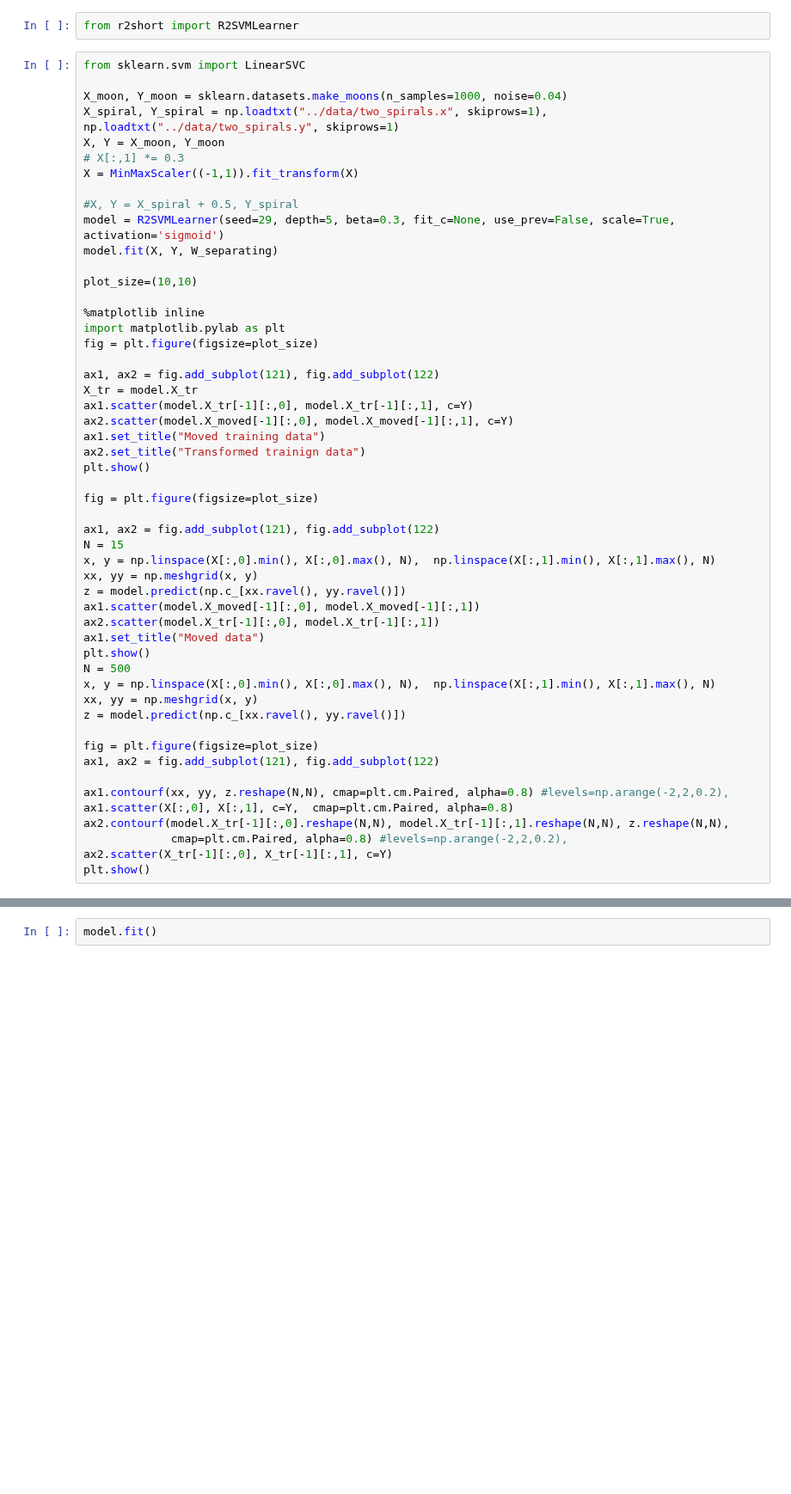
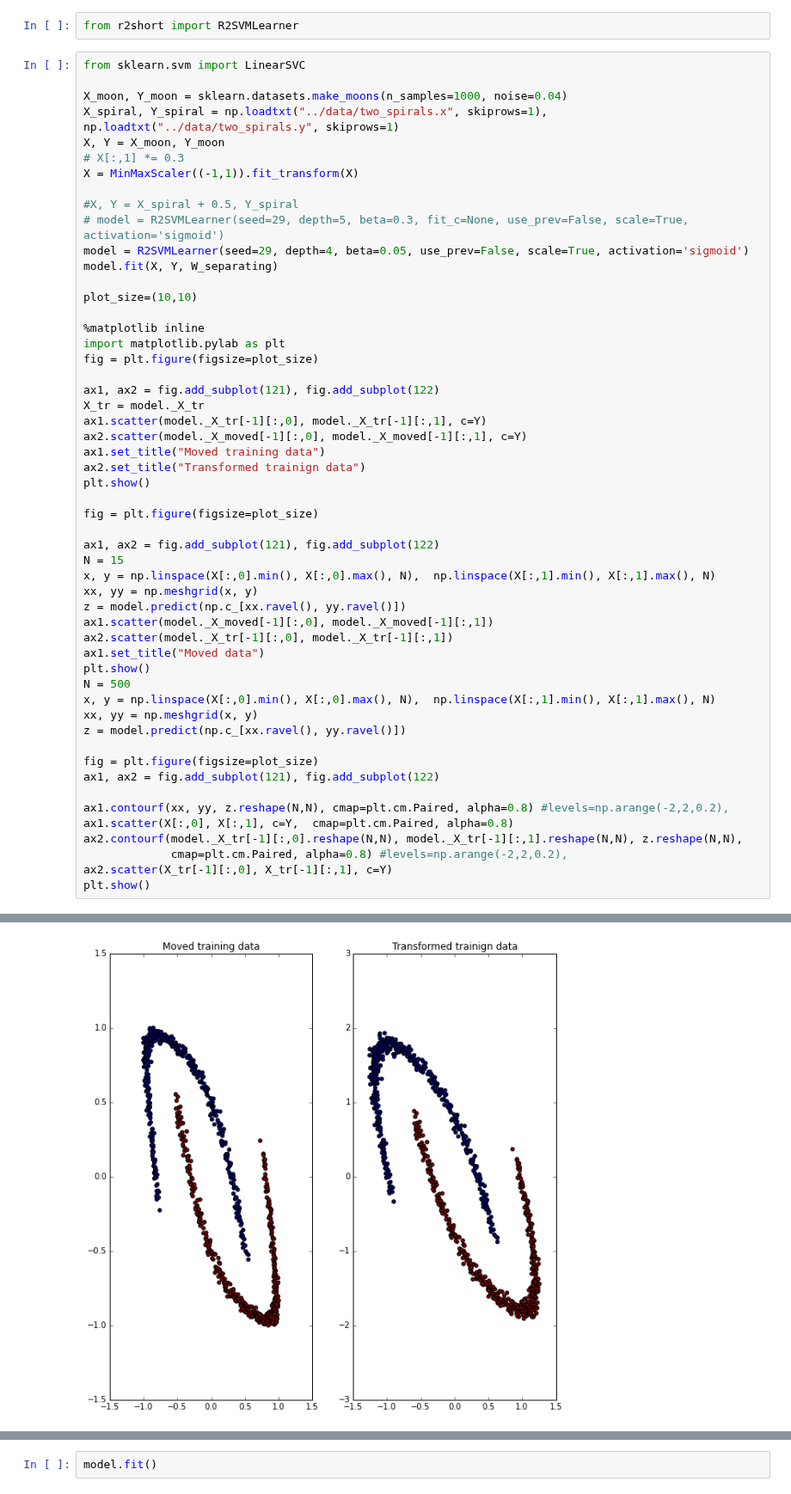
Before and after one commit to kudkudak/r2-learner, a Jupyter notebook: notebooks/sketchbook_staszek.ipynb, the cells around one changed output, grey strips where cells are left out. Shown at 86% size. Drawn from its saved outputs; the diff is of its cells as text; blank space fills up the shorter version.

```diff
--- a/notebooks/sketchbook_staszek.ipynb
+++ b/notebooks/sketchbook_staszek.ipynb
@@ -247,7 +247,8 @@ X, Y = X_moon, Y_moon
 X = MinMaxScaler((-1,1)).fit_transform(X)
 
 #X, Y = X_spiral + 0.5, Y_spiral
-model = R2SVMLearner(seed=29, depth=5, beta=0.3, fit_c=None, use_prev=False, scale=True, activation='sigmoid')
+# model = R2SVMLearner(seed=29, depth=5, beta=0.3, fit_c=None, use_prev=False, scale=True, activation='sigmoid')
+model = R2SVMLearner(seed=29, depth=4, beta=0.05, use_prev=False, scale=True, activation='sigmoid')
 model.fit(X, Y, W_separating)
 
 plot_size=(10,10)
@@ -257,9 +258,9 @@ import matplotlib.pylab as plt
 fig = plt.figure(figsize=plot_size)
 
 ax1, ax2 = fig.add_subplot(121), fig.add_subplot(122)
-X_tr = model.X_tr
-ax1.scatter(model.X_tr[-1][:,0], model.X_tr[-1][:,1], c=Y)
-ax2.scatter(model.X_moved[-1][:,0], model.X_moved[-1][:,1], c=Y)
+X_tr = model._X_tr
+ax1.scatter(model._X_tr[-1][:,0], model._X_tr[-1][:,1], c=Y)
+ax2.scatter(model._X_moved[-1][:,0], model._X_moved[-1][:,1], c=Y)
 ax1.set_title("Moved training data")
 ax2.set_title("Transformed trainign data")
 plt.show()
@@ -271,8 +272,8 @@ N = 15
 x, y = np.linspace(X[:,0].min(), X[:,0].max(), N),  np.linspace(X[:,1].min(), X[:,1].max(), N)
 xx, yy = np.meshgrid(x, y)
 z = model.predict(np.c_[xx.ravel(), yy.ravel()])
-ax1.scatter(model.X_moved[-1][:,0], model.X_moved[-1][:,1])
-ax2.scatter(model.X_tr[-1][:,0], model.X_tr[-1][:,1])
+ax1.scatter(model._X_moved[-1][:,0], model._X_moved[-1][:,1])
+ax2.scatter(model._X_tr[-1][:,0], model._X_tr[-1][:,1])
 ax1.set_title("Moved data")
 plt.show()
 N = 500
@@ -285,7 +286,7 @@ ax1, ax2 = fig.add_subplot(121), fig.add_subplot(122)
 
 ax1.contourf(xx, yy, z.reshape(N,N), cmap=plt.cm.Paired, alpha=0.8) #levels=np.arange(-2,2,0.2),
 ax1.scatter(X[:,0], X[:,1], c=Y,  cmap=plt.cm.Paired, alpha=0.8)
-ax2.contourf(model.X_tr[-1][:,0].reshape(N,N), model.X_tr[-1][:,1].reshape(N,N), z.reshape(N,N),
+ax2.contourf(model._X_tr[-1][:,0].reshape(N,N), model._X_tr[-1][:,1].reshape(N,N), z.reshape(N,N),
              cmap=plt.cm.Paired, alpha=0.8) #levels=np.arange(-2,2,0.2),
 ax2.scatter(X_tr[-1][:,0], X_tr[-1][:,1], c=Y)
 plt.show()
@@ -293,0 +295 @@ TypeError: unbound method __init__() must be called with R2Learner instance as f
+[figure, added]
```
Also changed, not shown: parts of 4 cells of this notebook.
